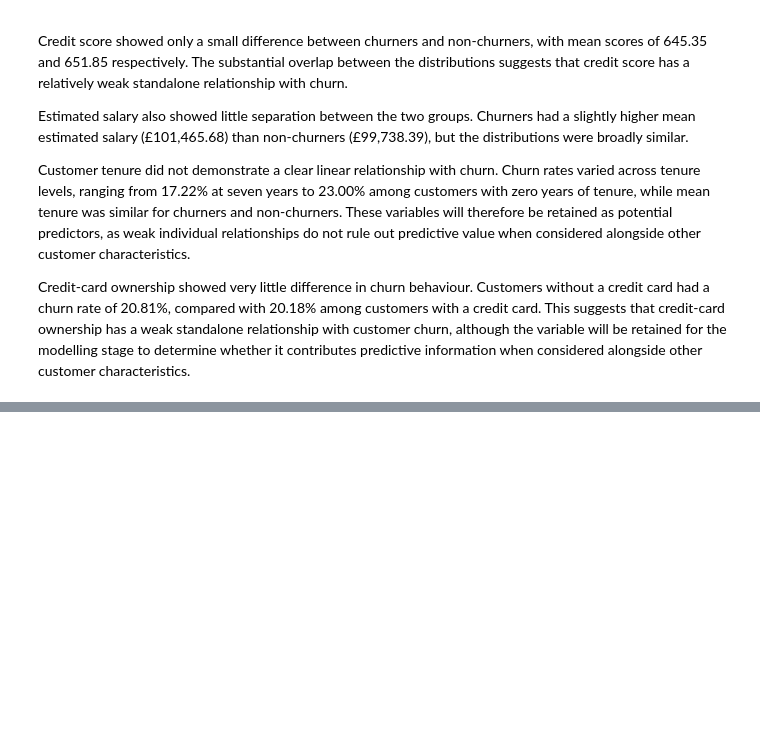
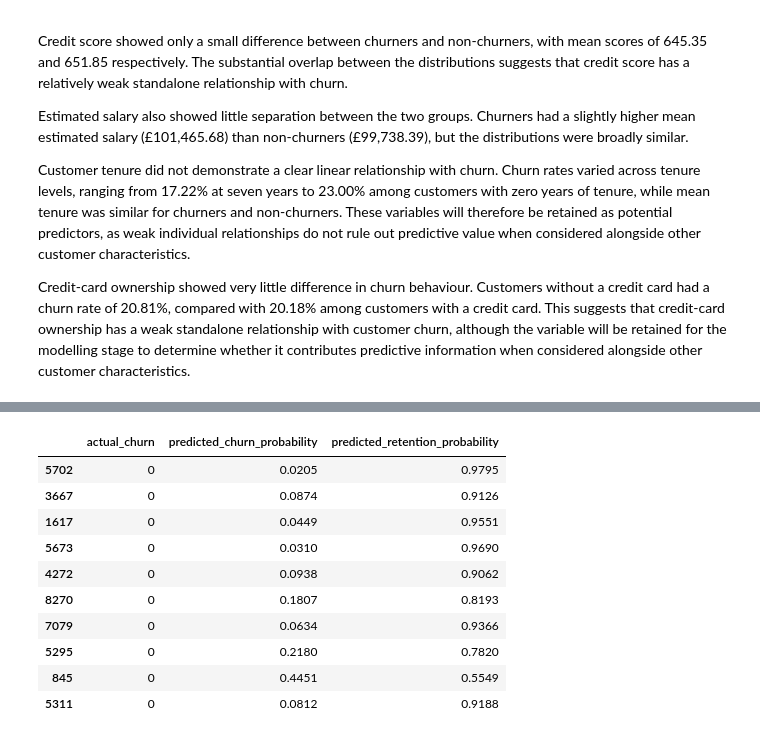
Before and after one commit to ann-fernee/bank-churn-risk-adjusted-cv, a Jupyter notebook: notebooks/churn_risk_adjusted_cv.ipynb, the cells around one changed output, grey strips where cells are left out. Cells and saved outputs as stored; diff of their text form; code cells hidden in the pictures; blank space fills up the shorter version.

```diff
--- a/notebooks/churn_risk_adjusted_cv.ipynb
+++ b/notebooks/churn_risk_adjusted_cv.ipynb
@@ -977,0 +1991,34 @@ Credit-card ownership showed very little difference in churn behaviour. Customer
+# %%
+# Store final calibrated churn probabilities for test customers
+
+final_churn_probability = isotonic_prob
+
+# Create results dataframe for the held-out test customers
+churn_results = X_test.copy()
+
+churn_results["actual_churn"] = y_test.values
+churn_results["predicted_churn_probability"] = final_churn_probability
+churn_results["predicted_retention_probability"] = (
+    1 - churn_results["predicted_churn_probability"]
+)
+
+# Preview results
+churn_results[
+    [
+        "actual_churn",
+        "predicted_churn_probability",
+        "predicted_retention_probability"
+    ]
+].head(10).round(4)
+# %% [output]
+|  | actual_churn | predicted_churn_probability | predicted_retention_probability |
+| 5702 | 0 | 0.0205 | 0.9795 |
+| 3667 | 0 | 0.0874 | 0.9126 |
+| 1617 | 0 | 0.0449 | 0.9551 |
+| 5673 | 0 | 0.0310 | 0.9690 |
+| 4272 | 0 | 0.0938 | 0.9062 |
+| 8270 | 0 | 0.1807 | 0.8193 |
+| 7079 | 0 | 0.0634 | 0.9366 |
+| 5295 | 0 | 0.2180 | 0.7820 |
+| 845 | 0 | 0.4451 | 0.5549 |
+| 5311 | 0 | 0.0812 | 0.9188 |
```
Also changed, not shown: parts of 33 cells of this notebook, 4 other files.
